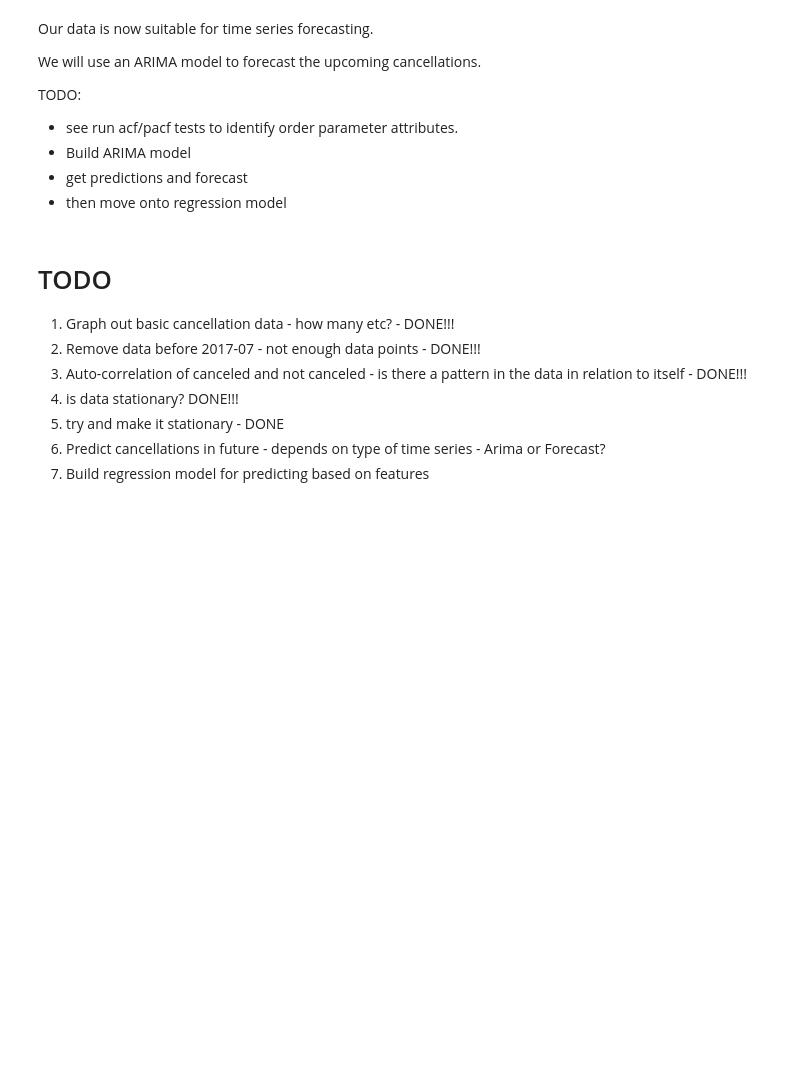
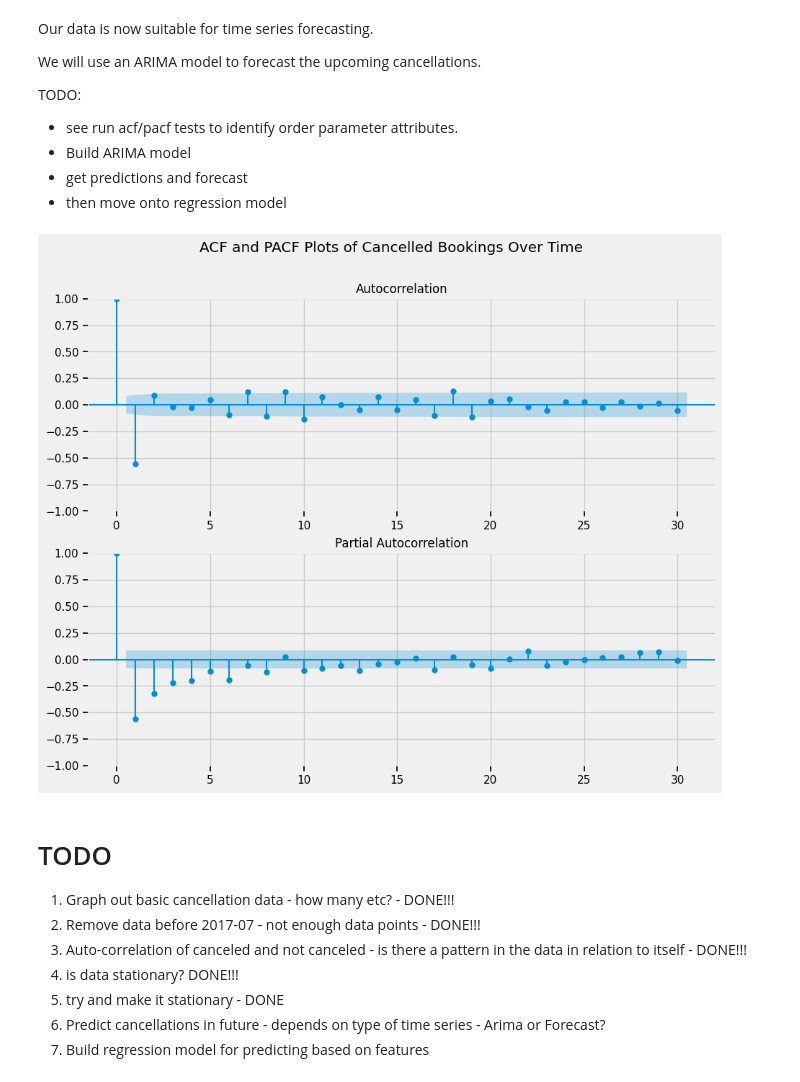
Before and after one commit to dtt101/alchemy, a Jupyter notebook: notebooks/competition-hotels.ipynb, the cells around one changed output. Drawn from its saved outputs; the diff is of its cells as text; code cells hidden in the pictures; blank space fills up the shorter version.

Commit message:
Plot acf and pacf of staionary booking series

```diff
--- a/notebooks/competition-hotels.ipynb
+++ b/notebooks/competition-hotels.ipynb
@@ -510,6 +510,18 @@ TODO:
 * Build ARIMA model
 * get predictions and forecast
 * then move onto regression model
+# %%
+# run acf (auto-correlation) and pacf (partial auto-correlation) plots
+# to determine p and q values for ARIMA model
+from statsmodels.graphics.tsaplots import plot_acf, plot_pacf
+
+fig, (ax1, ax2) = plt.subplots(2, 1, figsize=(10,8))
+fig.suptitle('ACF and PACF Plots of Cancelled Bookings Over Time')
+plot_acf(bookings_over_time_stationary, lags=30, ax=ax1)
+plot_pacf(bookings_over_time_stationary, lags=30, ax=ax2)
+plt.show()
+# %% [output]
+[figure, added]
 # %% [markdown]
 # TODO
 
```
